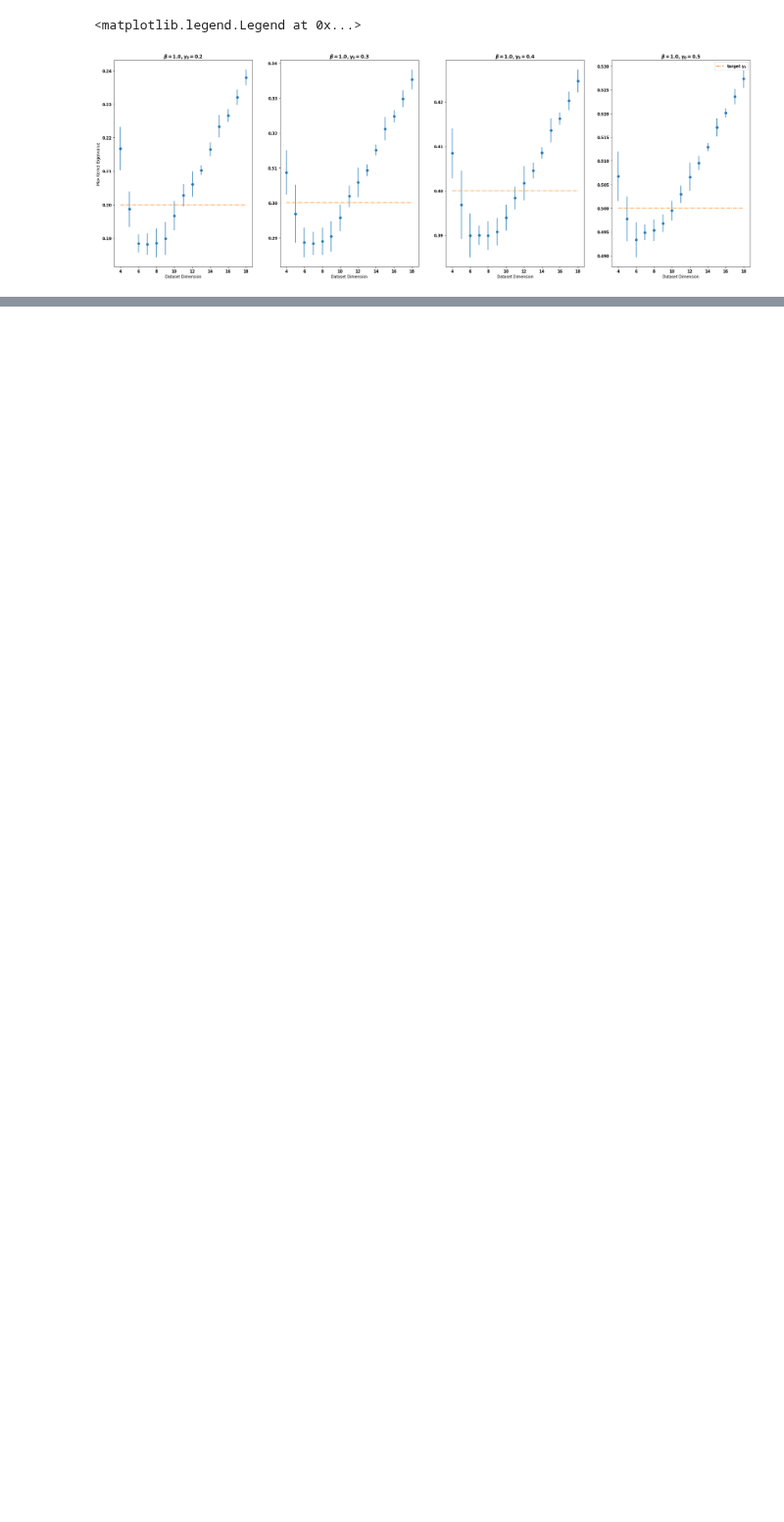
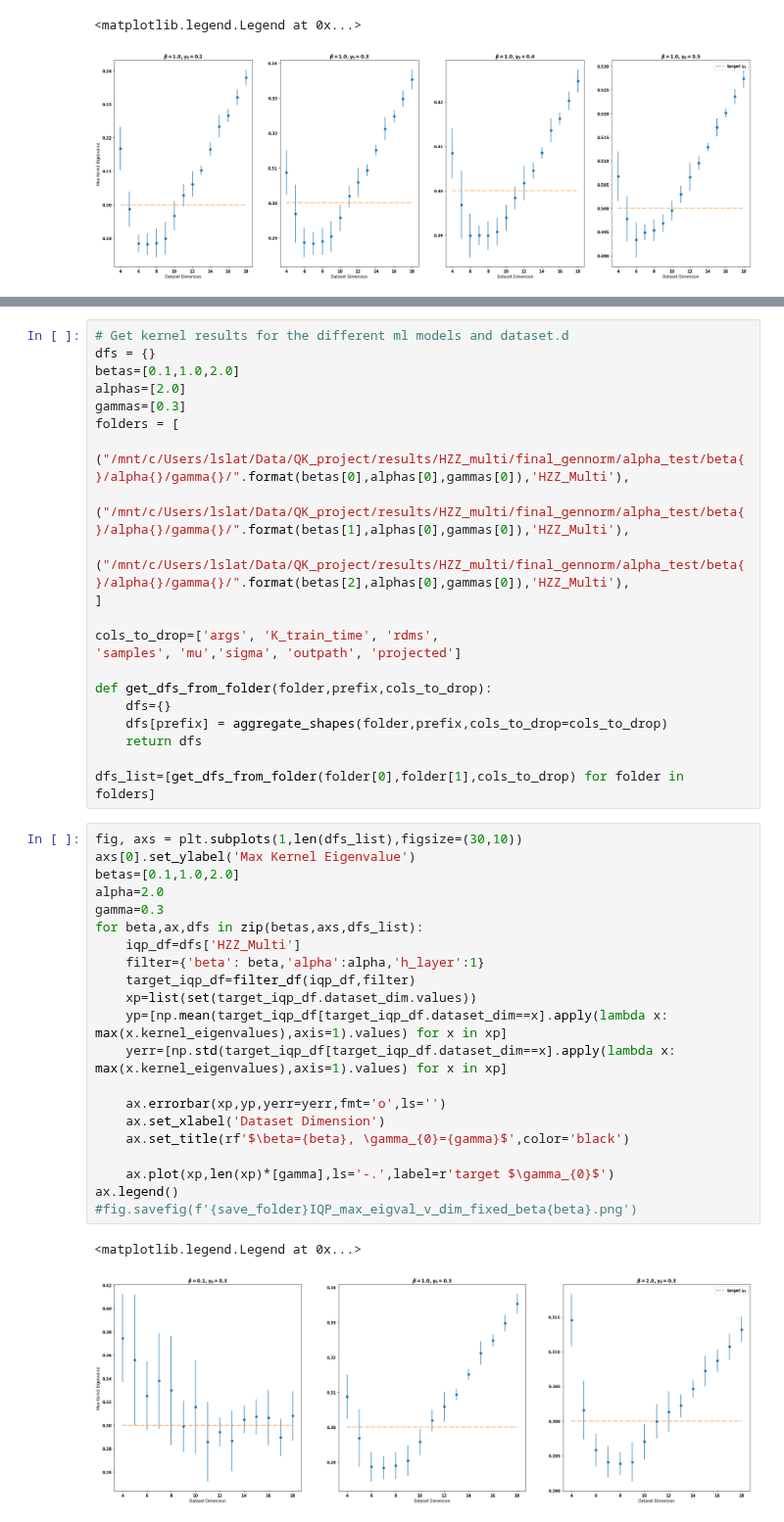
Before and after one commit to lslattery11/quantum_kernel, a Jupyter notebook: notebooks/data_visualization/alpha_test_gd_scaling.ipynb, the cells around one changed output, grey strips where cells are left out. Shown at 98% size. Cells and saved outputs as stored; diff of their text form; blank space fills up the shorter version.

Commit message:
update to targets

```diff
--- a/notebooks/data_visualization/alpha_test_gd_scaling.ipynb
+++ b/notebooks/data_visualization/alpha_test_gd_scaling.ipynb
@@ -225,0 +232,45 @@ fig.tight_layout()
+# %%
+# Get kernel results for the different ml models and dataset.d
+dfs = {}
+betas=[0.1,1.0,2.0]
+alphas=[2.0]
+gammas=[0.3]
+folders = [
+    ("/mnt/c/Users/lslat/Data/QK_project/results/HZZ_multi/final_gennorm/alpha_test/beta{}/alpha{}/gamma{}/".format(betas[0],alphas[0],gammas[0]),'HZZ_Multi'),
+    ("/mnt/c/Users/lslat/Data/QK_project/results/HZZ_multi/final_gennorm/alpha_test/beta{}/alpha{}/gamma{}/".format(betas[1],alphas[0],gammas[0]),'HZZ_Multi'),
+    ("/mnt/c/Users/lslat/Data/QK_project/results/HZZ_multi/final_gennorm/alpha_test/beta{}/alpha{}/gamma{}/".format(betas[2],alphas[0],gammas[0]),'HZZ_Multi'),
+]
+
+cols_to_drop=['args', 'K_train_time', 'rdms',
+'samples', 'mu','sigma', 'outpath', 'projected']
+
+def get_dfs_from_folder(folder,prefix,cols_to_drop):
+    dfs={}
+    dfs[prefix] = aggregate_shapes(folder,prefix,cols_to_drop=cols_to_drop)
+    return dfs
+
+dfs_list=[get_dfs_from_folder(folder[0],folder[1],cols_to_drop) for folder in folders]
+# %%
+fig, axs = plt.subplots(1,len(dfs_list),figsize=(30,10))
+axs[0].set_ylabel('Max Kernel Eigenvalue')
+betas=[0.1,1.0,2.0]
+alpha=2.0
+gamma=0.3
+for beta,ax,dfs in zip(betas,axs,dfs_list):
+    iqp_df=dfs['HZZ_Multi']
+    filter={'beta': beta,'alpha':alpha,'h_layer':1}
+    target_iqp_df=filter_df(iqp_df,filter)
+    xp=list(set(target_iqp_df.dataset_dim.values))
+    yp=[np.mean(target_iqp_df[target_iqp_df.dataset_dim==x].apply(lambda x: max(x.kernel_eigenvalues),axis=1).values) for x in xp]
+    yerr=[np.std(target_iqp_df[target_iqp_df.dataset_dim==x].apply(lambda x: max(x.kernel_eigenvalues),axis=1).values) for x in xp]
+
+    ax.errorbar(xp,yp,yerr=yerr,fmt='o',ls='')
+    ax.set_xlabel('Dataset Dimension')
+    ax.set_title(rf'$\beta={beta}, \gamma_{0}={gamma}$',color='black')
+
+    ax.plot(xp,len(xp)*[gamma],ls='-.',label=r'target $\gamma_{0}$')
+ax.legend()
+#fig.savefig(f'{save_folder}IQP_max_eigval_v_dim_fixed_beta{beta}.png')
+# %% [output]
+<matplotlib.legend.Legend at 0x...>
+[figure, added]
```
Also changed, not shown: parts of 5 cells of this notebook, 1 other file.
